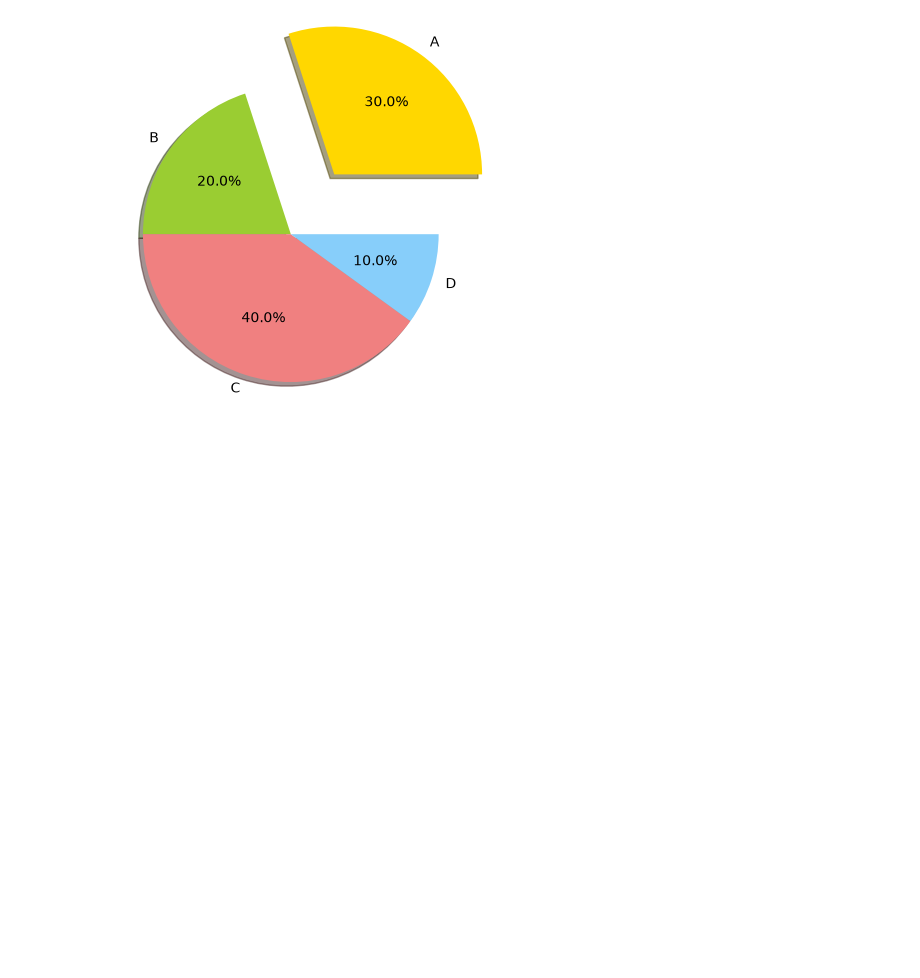
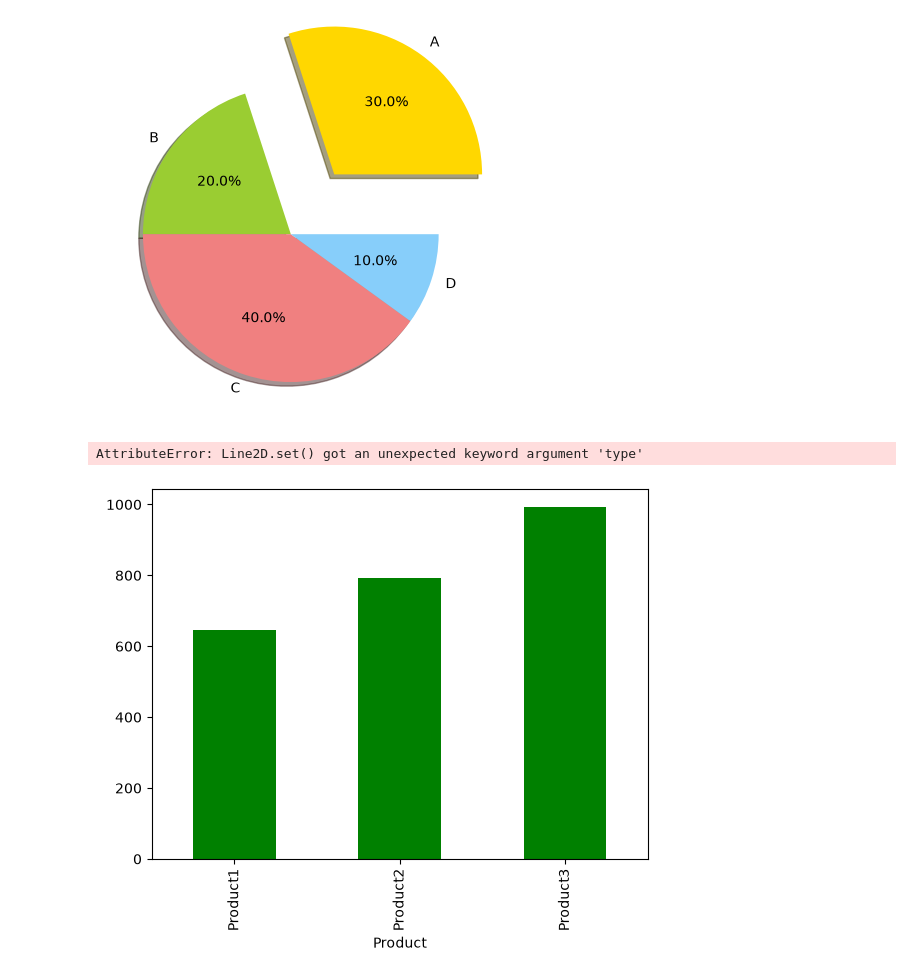
Before and after one commit to vanshvats07/python-practice, a Jupyter notebook: Data analysis/MatplotLib.ipynb, the cells around one changed output. Drawn from its saved outputs; the diff is of its cells as text; code cells hidden in the pictures; blank space fills up the shorter version.

```diff
--- a/Data analysis/MatplotLib.ipynb
+++ b/Data analysis/MatplotLib.ipynb
@@ -97,3 +97,15 @@ plt.pie(c,explode=explode,labels=b,colors=colors,autopct="%1.1f%%",shadow="True"
 # %% [output]
 <matplotlib.container.PieContainer at 0x...>
 [figure]
+# %%
+## VSales data visualization
+import pandas as pd
+sales_data_df=pd.read_csv('data.csv')
+
+
+total_sales_by_product=sales_data_df.groupby('Product')['Value'].sum()
+
+total_sales_by_product.plot(kind='bar',color='green')
+# %% [output]
+AttributeError: Line2D.set() got an unexpected keyword argument 'type'
+[figure, added]
```
Also changed, not shown: parts of 2 cells of this notebook.
